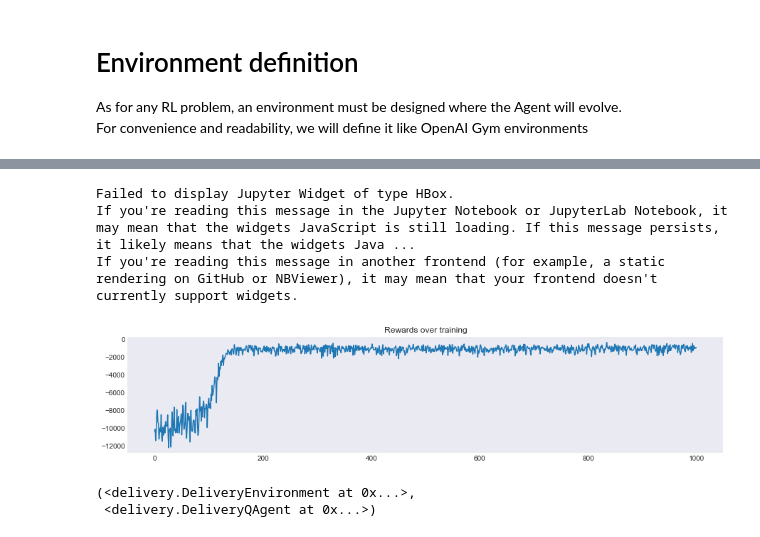
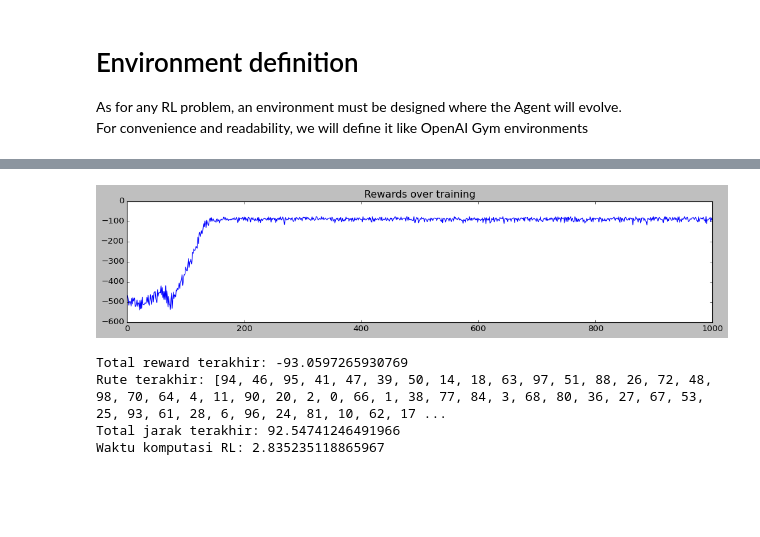
Before and after one commit to hendwunga/reinforcement-learning, a Jupyter notebook: 5. Delivery Optimization/Optimizing delivery with Reinforcement Learning.ipynb, the cells around one changed output, grey strips where cells are left out. Drawn from its saved outputs; the diff is of its cells as text; code cells hidden in the pictures; blank space fills up the shorter version.

```diff
--- a/5. Delivery Optimization/Optimizing delivery with Reinforcement Learning.ipynb
+++ b/5. Delivery Optimization/Optimizing delivery with Reinforcement Learning.ipynb
@@ -62,4 +66,2 @@ Target metric for optimization is distance
 # %%
 agent = DeliveryQAgent(env.observation_space,env.action_space)
-# %%
-run_n_episodes(env,agent,"training_100_stops.gif")
@@ -106,2 +67,0 @@ NameError: name 'trained_env' is not defined
-# %%
-env = DeliveryEnvironment(n_stops = 100,method = "traffic_box",box_size = 0.6,traffic_intensity = 100)
@@ -112,11 +68,28 @@ Target metric for optimization is traffic_box
-# %%
-agent = DeliveryQAgent(env.observation_space,env.action_space)
-# %%
-run_n_episodes(env,agent,"training_100_stops_traffic.gif")
-# %% [output]
-Failed to display Jupyter Widget of type HBox.
-If you're reading this message in the Jupyter Notebook or JupyterLab Notebook, it may mean that the widgets JavaScript is still loading. If this message persists, it likely means that the widgets Java ...
-If you're reading this message in another frontend (for example, a static rendering on GitHub or NBViewer), it may mean that your frontend doesn't currently support widgets.
-[figure, removed]
-(<delivery.DeliveryEnvironment at 0x...>,
- <delivery.DeliveryQAgent at 0x...>)
+# %%
+# env, agent, rewards, distances, routes, total_time_rl = run_n_episodes(
+#     env, agent, name="training_{}_stops.gif".format(N_stops), n_episodes=N_episodes
+# )
+
+
+# print("Total reward terakhir:", rewards[-1])
+# print("Rute terakhir:", routes[-1])
+# print("Total jarak terakhir:", distances[-1])
+# print("Waktu komputasi RL:", total_time_rl)
+
+env, agent, rewards, distances, routes, total_time_rl = run_n_episodes(
+    env, agent,
+    name=f"training_{N_stops}_ori_stops.gif",
+    n_episodes=N_episodes,
+    # debug_episodes=[0, 10, 49]  # tampilkan episode 0, 10, dan terakhir
+)
+
+print("Total reward terakhir:", rewards[-1])# Inisialisasi environment & agent
+print("Rute terakhir:", routes[-1])
+print("Total jarak terakhir:", distances[-1])
+print("Waktu komputasi RL:", total_time_rl)
+# %% [output]
+[figure, added]
+Total reward terakhir: -93.0597265930769
+Rute terakhir: [94, 46, 95, 41, 47, 39, 50, 14, 18, 63, 97, 51, 88, 26, 72, 48, 98, 70, 64, 4, 11, 90, 20, 2, 0, 66, 1, 38, 77, 84, 3, 68, 80, 36, 27, 67, 53, 25, 93, 61, 28, 6, 96, 24, 81, 10, 62, 17 ...
+Total jarak terakhir: 92.54741246491966
+Waktu komputasi RL: 2.835235118865967
```
Also changed, not shown: parts of 19 cells of this notebook, 21 other files.
